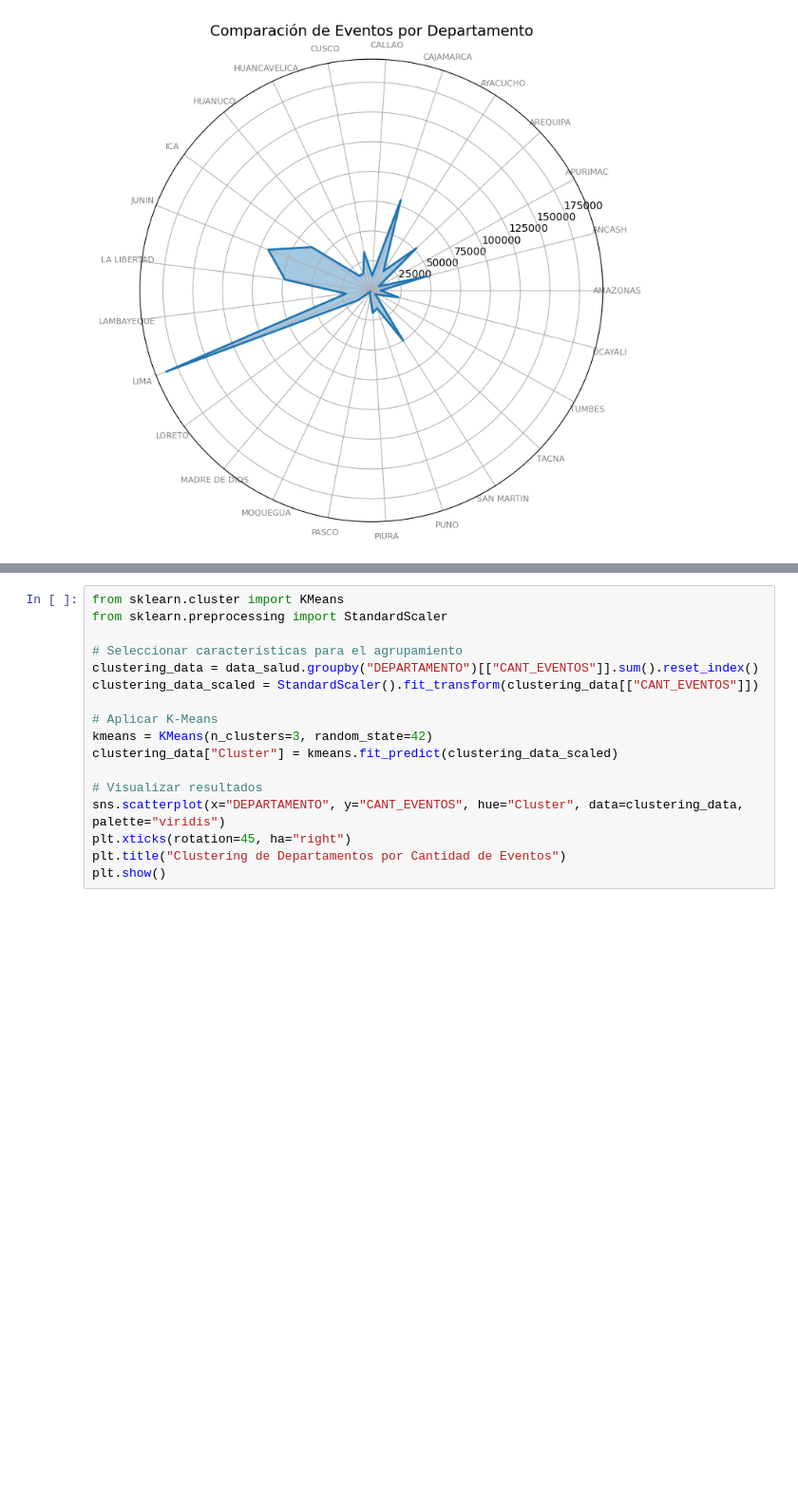
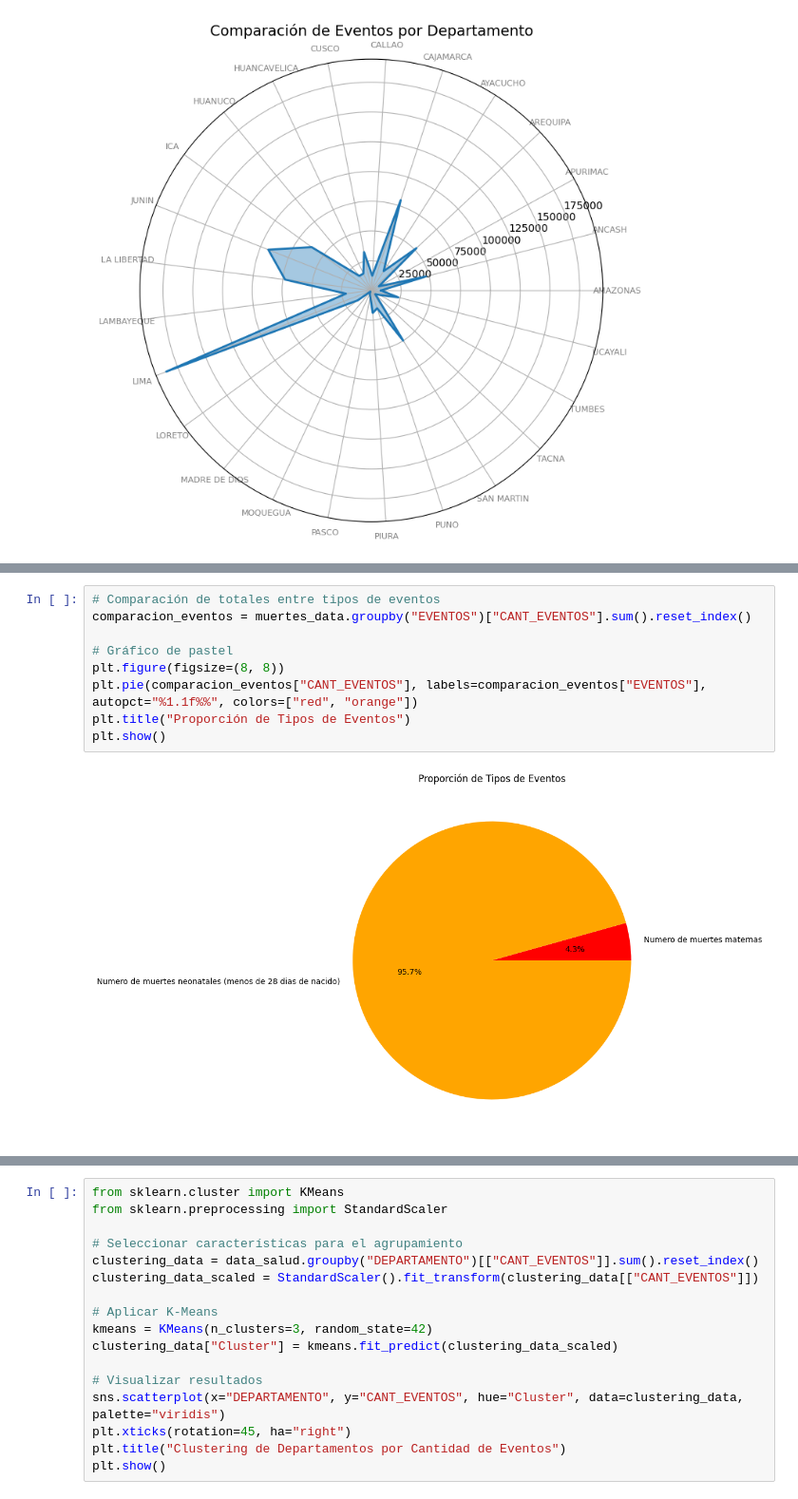
Before and after one commit to camiloalegre/EVENT_SALUD, a Jupyter notebook: Analisis_eventos_salud.ipynb, the cells around one changed output, grey strips where cells are left out. Shown at 95% size. Drawn from its saved outputs; the diff is of its cells as text; blank space fills up the shorter version.

```diff
--- a/Analisis_eventos_salud.ipynb
+++ b/Analisis_eventos_salud.ipynb
@@ -209,0 +256,11 @@ plt.show()
+# %%
+# Comparación de totales entre tipos de eventos
+comparacion_eventos = muertes_data.groupby("EVENTOS")["CANT_EVENTOS"].sum().reset_index()
+
+# Gráfico de pastel
+plt.figure(figsize=(8, 8))
+plt.pie(comparacion_eventos["CANT_EVENTOS"], labels=comparacion_eventos["EVENTOS"], autopct="%1.1f%%", colors=["red", "orange"])
+plt.title("Proporción de Tipos de Eventos")
+plt.show()
+# %% [output]
+[figure, added]
```
Also changed, not shown: parts of 10 cells of this notebook, 1 other file.
